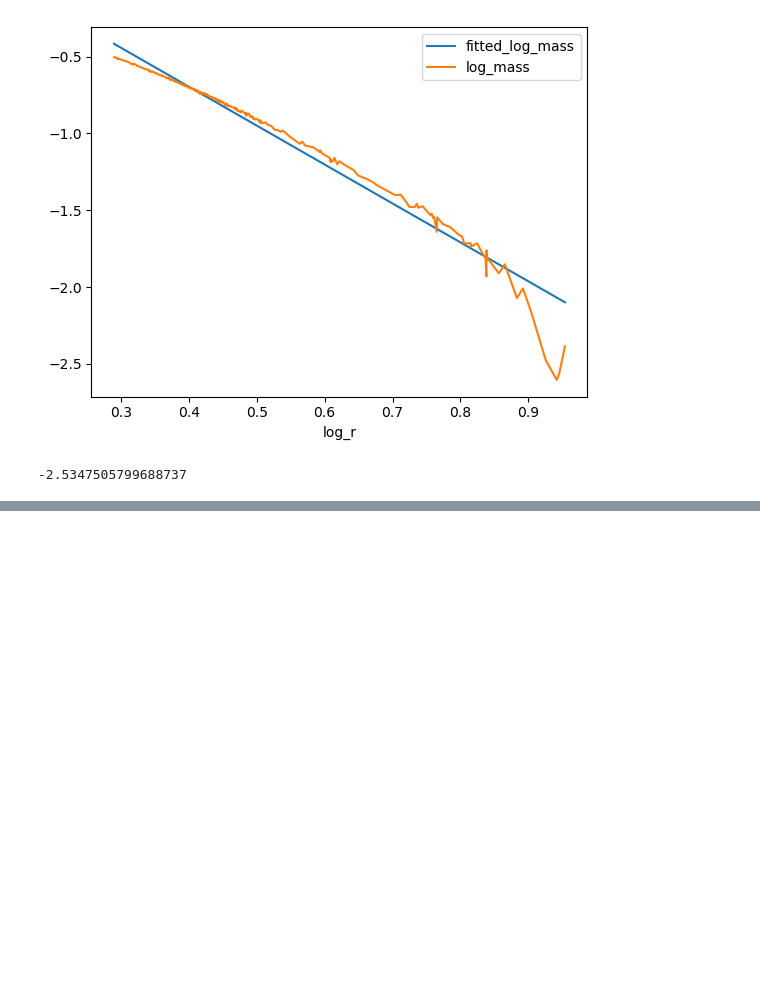
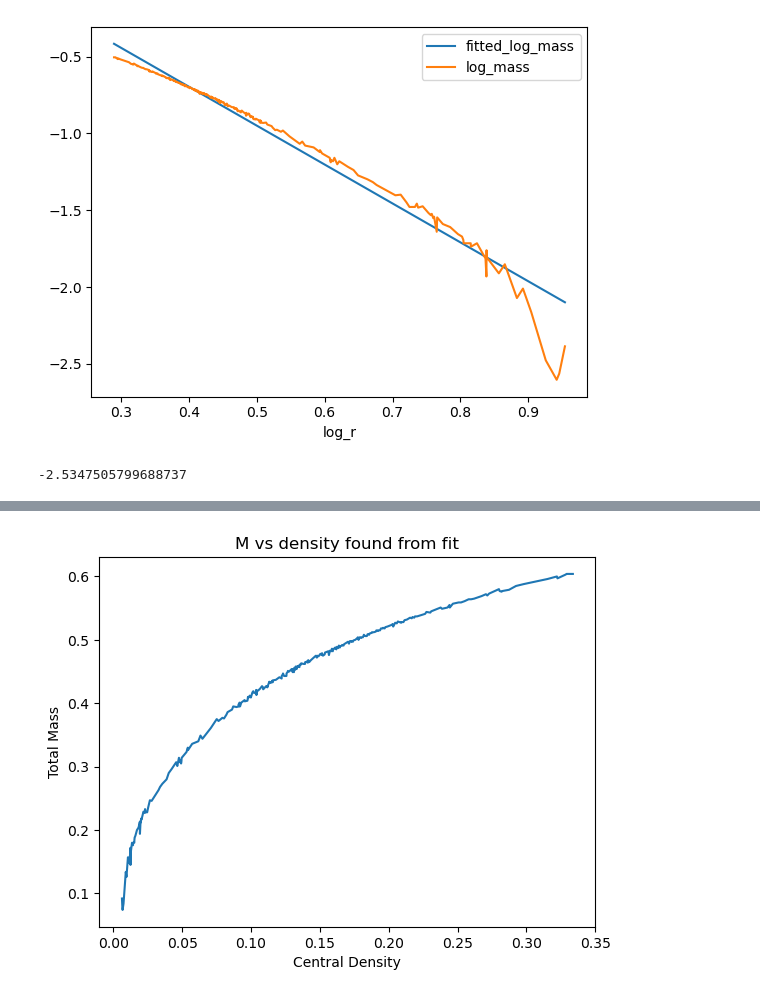
Before and after one commit to YigithanGediz/phys_414_final_project, a Jupyter notebook: data_analysis.ipynb, the cells around one changed output, grey strips where cells are left out. Cells and saved outputs as stored; diff of their text form; code cells hidden in the pictures; blank space fills up the shorter version.

```diff
--- a/data_analysis.ipynb
+++ b/data_analysis.ipynb
@@ -102,0 +191,8 @@ $$
+# %%
+plt.plot(rho_data, M_data)
+plt.xlabel("Central Density")
+plt.ylabel("Total Mass")
+plt.title("M vs density found from fit")
+plt.show()
+# %% [output]
+[figure, added]
```
Also changed, not shown: parts of 13 cells of this notebook, 5 other files.
